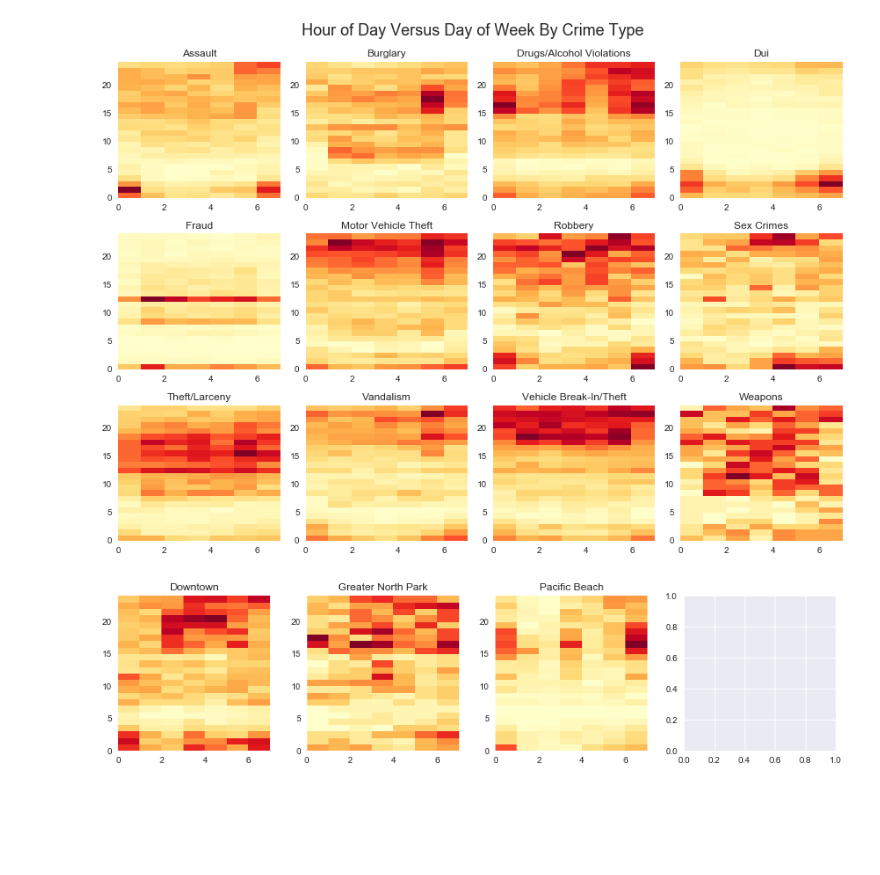
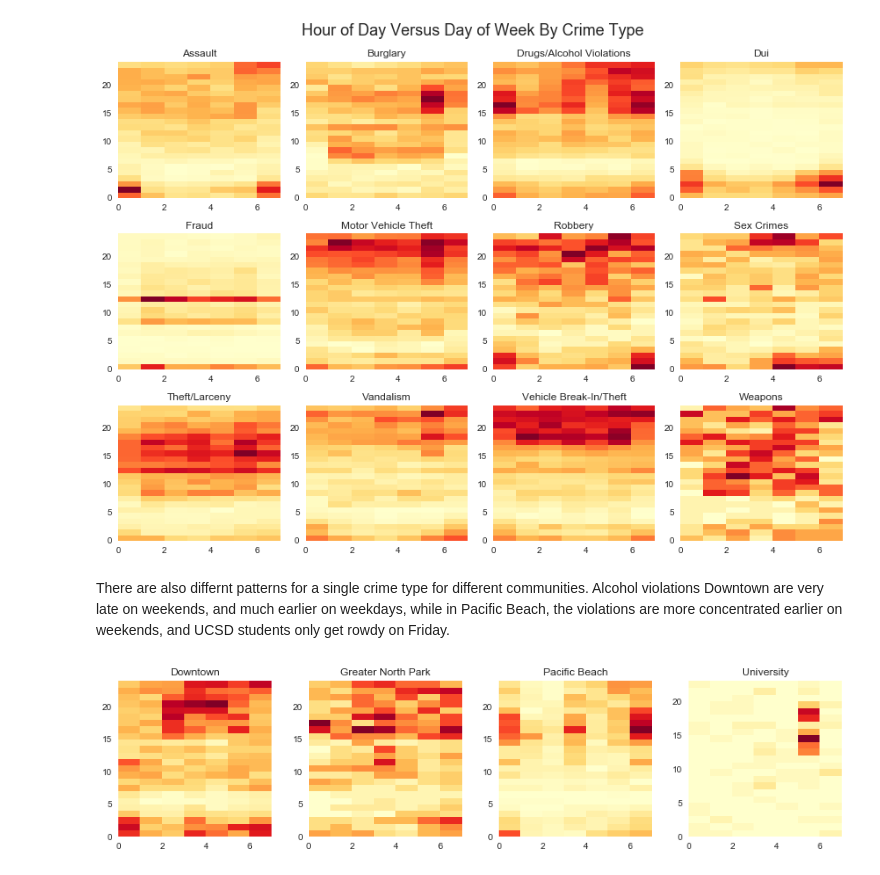
Before and after one commit to CivicKnowledge/insights.civicknowledge.com, a Jupyter notebook: crime/Crime Rhythm Maps.ipynb, the cells around one changed output. Saved outputs shown, nothing was run; the diff lists cells and outputs as text; code cells hidden in the pictures; blank space fills up the shorter version.

```diff
--- a/crime/Crime Rhythm Maps.ipynb
+++ b/crime/Crime Rhythm Maps.ipynb
@@ -63,10 +93,12 @@ ax = uscounts.plot(subplots=True, figsize=(10,20))
 fig = plot_heat_grid(incidents, 'Hour of Day Versus Day of Week By Crime Type')
 # %% [output]
 [figure]
+# %% [markdown]
+There are also differnt patterns for a single crime type for different communities. Alcohol violations Downtown are very late on weekends, and much earlier on weekdays, while in Pacific Beach, the violations are more concentrated earlier on weekends, and UCSD students only get rowdy on Friday.
 # %%
 
 
 plot_heat_grid_community(incidents[incidents.type =='DRUGS/ALCOHOL VIOLATIONS'],
-                         communities= ['SanDOW','SanGRE','SanPCF'])
+                         communities= ['SanDOW','SanGRE','SanPCF', 'SanUNV'])
 # %% [output]
-[figure, old version]
+[figure, new version]
```
Also changed, not shown: parts of 15 cells of this notebook.
